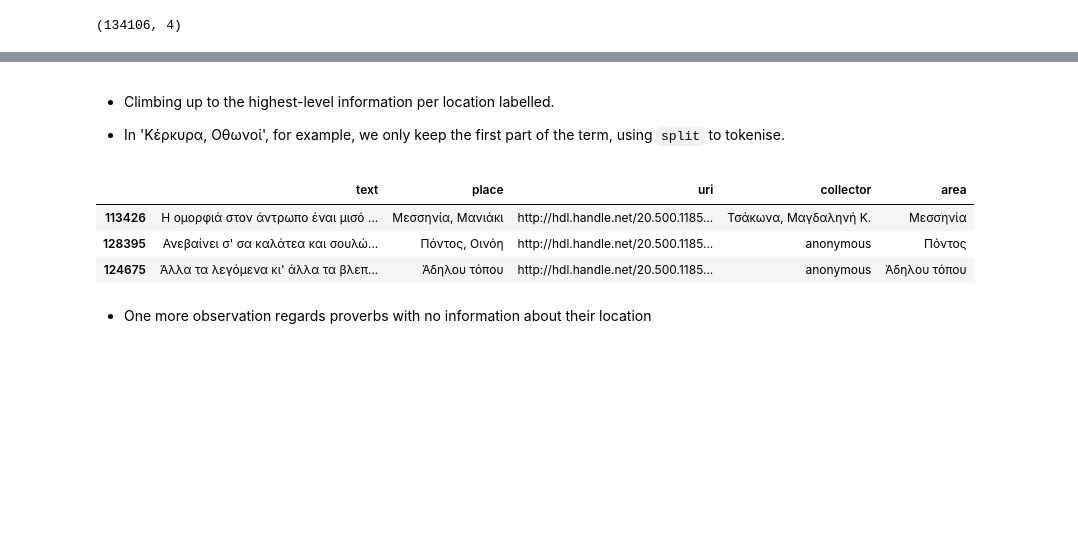
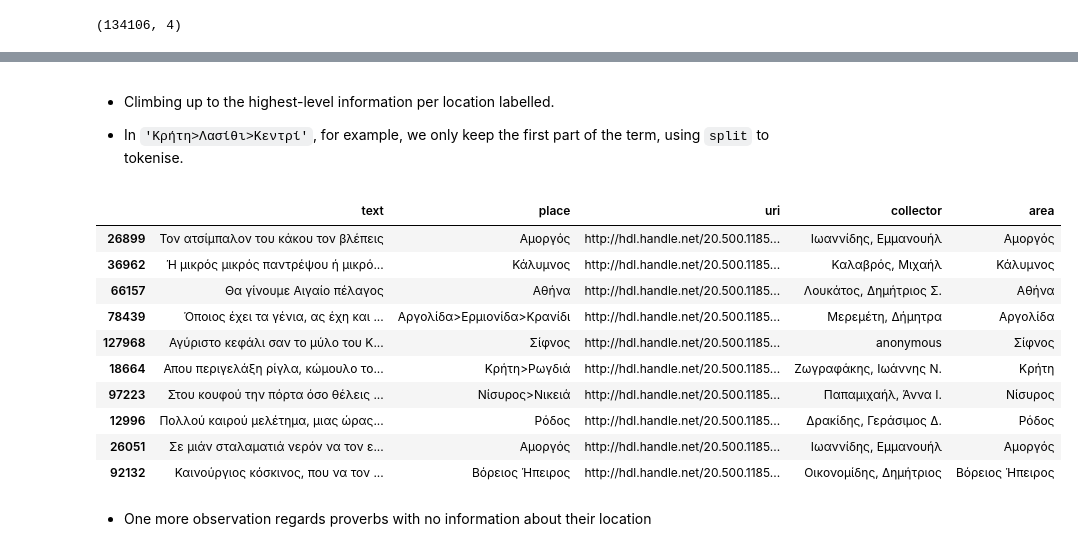
Before and after one commit to ipavlopoulos/greek-proverb-atlas, a Jupyter notebook: exploratory.ipynb, the cells around one changed output, grey strips where cells are left out. Drawn from its saved outputs; the diff is of its cells as text; code cells hidden in the pictures; blank space fills up the shorter version.

```diff
--- a/exploratory.ipynb
+++ b/exploratory.ipynb
@@ -42,0 +30,3 @@ proverbs.shape
+# %%
+proverbs = pd.read_csv('data/proverbs.csv', index_col=0)
+proverbs.shape
@@ -79,0 +96,3 @@ proverbs[proverbs.text.duplicated()].sample()
+# %%
+proverbs.place = proverbs.place.str.replace('\s*,\s*', '>', regex=True)
+proverbs.place
@@ -80,15 +112,22 @@ proverbs[proverbs.text.duplicated()].sample()
 # %% [markdown]
 * Climbing up to the highest-level information per location labelled.
 
-* In 'Κέρκυρα, Οθωνοί', for example, we only keep the first part of the term, using `split` to tokenise.
+* In `'Κρήτη>Λασίθι>Κεντρί'`, for example, we only keep the first part of the term, using `split` to tokenise.
 # %%
-proverbs["area"] = proverbs.place.map(lambda x: x.split(",")[0])
-proverbs.sample(3)
+proverbs["area"] = proverbs.place.map(lambda x: x.split(">")[0])
+proverbs.sample(10)
 # %% [output]
 |  | text | place | uri | collector | area |
-| 113426 | Η ομορφιά στον άντρωπο έναι μισό ... | Μεσσηνία, Μανιάκι | http://hdl.handle.net/20.500.1185... | Τσάκωνα, Μαγδαληνή Κ. | Μεσσηνία |
-| 128395 | Ανεβαίνει σ' σα καλάτεα και σουλώ... | Πόντος, Οινόη | http://hdl.handle.net/20.500.1185... | anonymous | Πόντος |
-| 124675 | Άλλα τα λεγόμενα κι' άλλα τα βλεπ... | Άδηλου τόπου | http://hdl.handle.net/20.500.1185... | anonymous | Άδηλου τόπου |
+| 26899 | Τον ατσίμπαλον του κάκου τον βλέπεις | Αμοργός | http://hdl.handle.net/20.500.1185... | Ιωαννίδης, Εμμανουήλ | Αμοργός |
+| 36962 | Ή μικρός μικρός παντρέψου ή μικρό... | Κάλυμνος | http://hdl.handle.net/20.500.1185... | Καλαβρός, Μιχαήλ | Κάλυμνος |
+| 66157 | Θα γίνουμε Αιγαίο πέλαγος | Αθήνα | http://hdl.handle.net/20.500.1185... | Λουκάτος, Δημήτριος Σ. | Αθήνα |
+| 78439 | Όποιος έχει τα γένια, ας έχη και ... | Αργολίδα>Ερμιονίδα>Κρανίδι | http://hdl.handle.net/20.500.1185... | Μερεμέτη, Δήμητρα | Αργολίδα |
+| 127968 | Αγύριστο κεφάλι σαν το μύλο του Κ... | Σίφνος | http://hdl.handle.net/20.500.1185... | anonymous | Σίφνος |
+| 18664 | Απου περιγελάξη ρίγλα, κώμουλο το... | Κρήτη>Ρωγδιά | http://hdl.handle.net/20.500.1185... | Ζωγραφάκης, Ιωάννης Ν. | Κρήτη |
+| 97223 | Στου κουφού την πόρτα όσο θέλεις ... | Νίσυρος>Νικειά | http://hdl.handle.net/20.500.1185... | Παπαμιχαήλ, Άννα Ι. | Νίσυρος |
+| 12996 | Πολλού καιρού μελέτημα, μιας ώρας... | Ρόδος | http://hdl.handle.net/20.500.1185... | Δρακίδης, Γεράσιμος Δ. | Ρόδος |
+| 26051 | Σε μιάν σταλαματιά νερόν να τον ε... | Αμοργός | http://hdl.handle.net/20.500.1185... | Ιωαννίδης, Εμμανουήλ | Αμοργός |
+| 92132 | Καινούργιος κόσκινος, που να τον ... | Βόρειος Ήπειρος | http://hdl.handle.net/20.500.1185... | Οικονομίδης, Δημήτριος | Βόρειος Ήπειρος |
 # %% [markdown]
 * One more observation regards proverbs with no information about their location
 # %%
```
Also changed, not shown: parts of 33 cells of this notebook, 11 other files.
